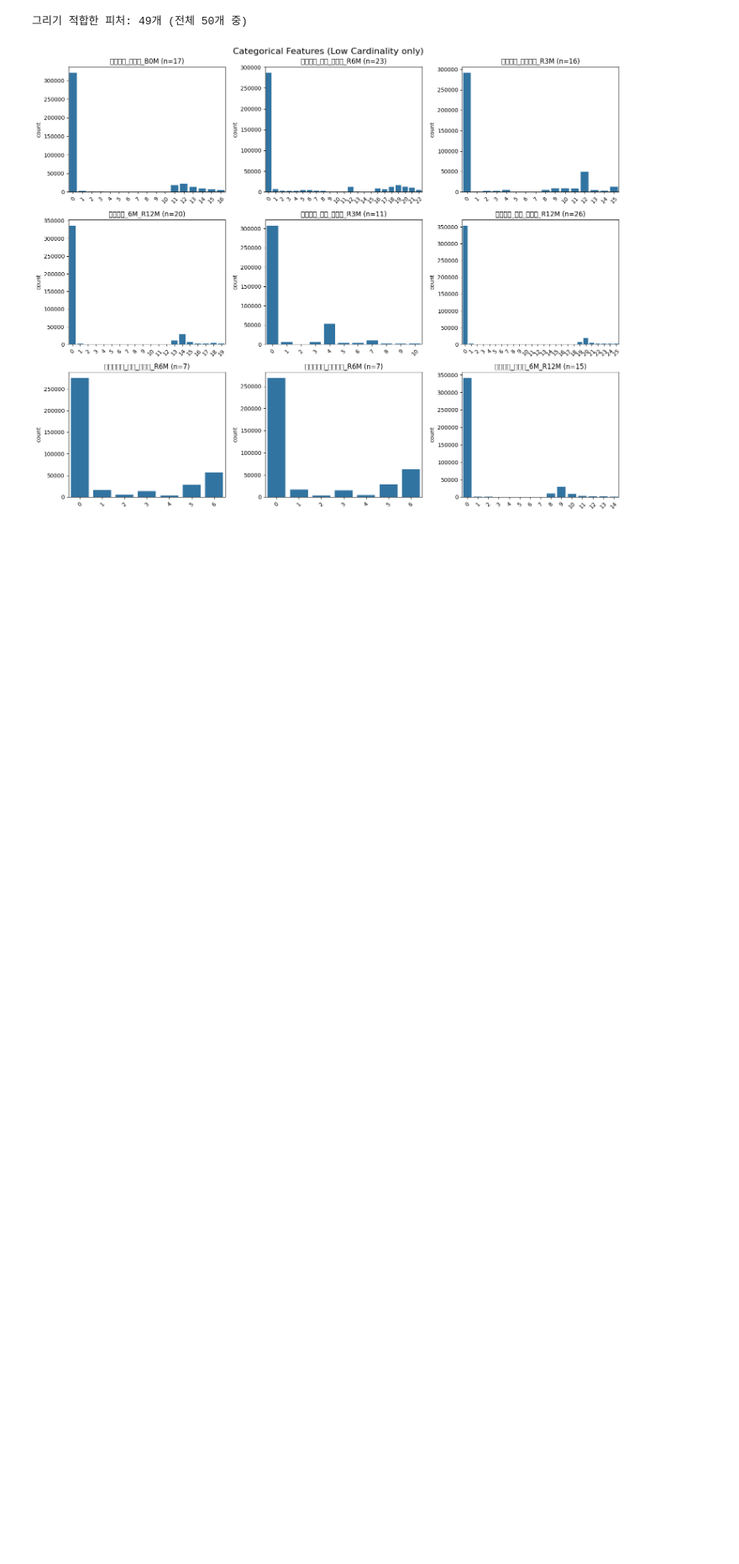
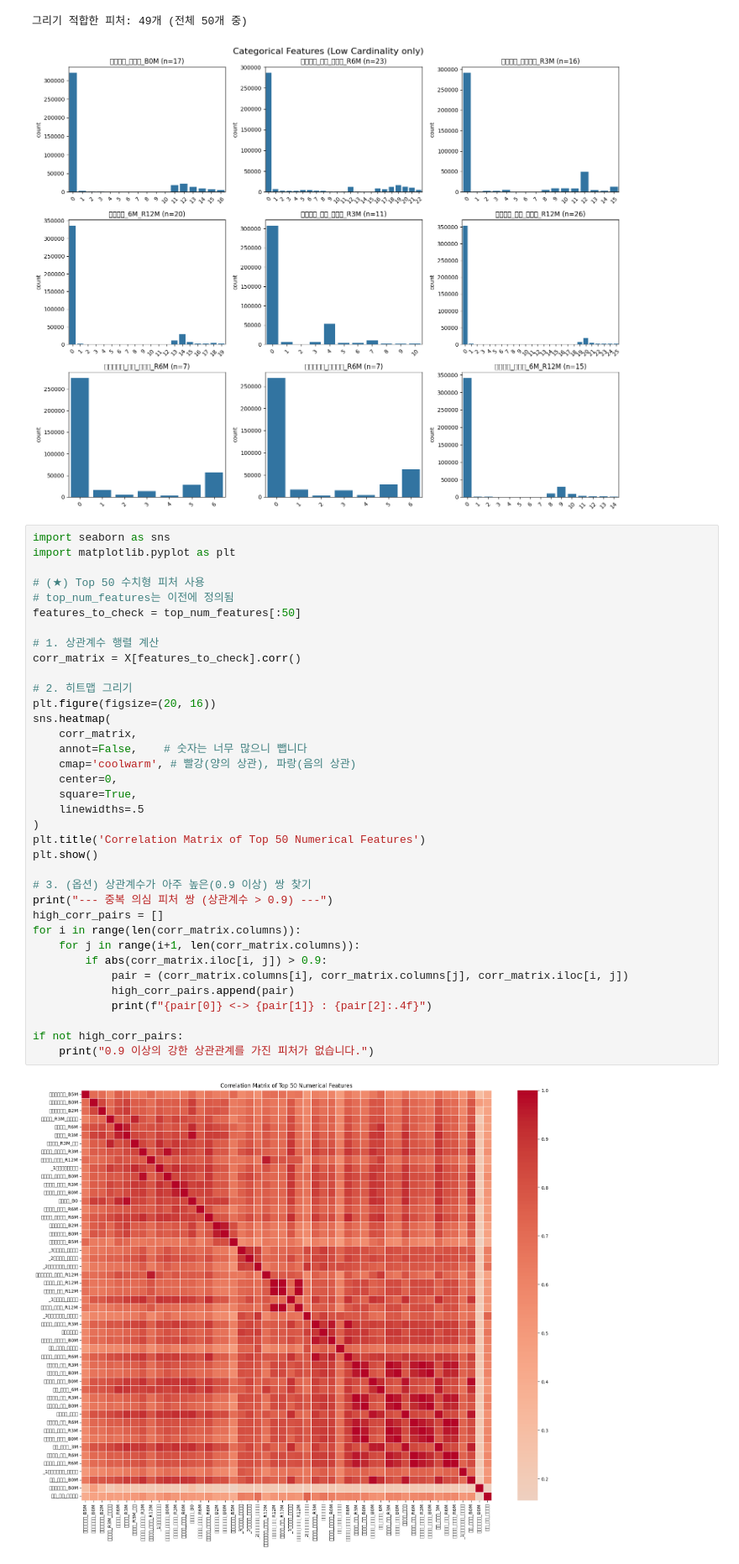
Before and after one commit to msssggg3-14/Computational-Statistics, a Jupyter notebook: submission.ipynb, the cells around one changed output. Shown at 84% size. Drawn from its saved outputs; the diff is of its cells as text; blank space fills up the shorter version.

```diff
--- a/submission.ipynb
+++ b/submission.ipynb
@@ -471,3 +471,41 @@ plt.show()
 # %% [output]
 그리기 적합한 피처: 49개 (전체 50개 중)
 [figure]
+# %%
+import seaborn as sns
+import matplotlib.pyplot as plt
+
+# (★) Top 50 수치형 피처 사용
+# top_num_features는 이전에 정의됨
+features_to_check = top_num_features[:50]
+
+# 1. 상관계수 행렬 계산
+corr_matrix = X[features_to_check].corr()
+
+# 2. 히트맵 그리기
+plt.figure(figsize=(20, 16))
+sns.heatmap(
+    corr_matrix,
+    annot=False,    # 숫자는 너무 많으니 뺍니다
+    cmap='coolwarm', # 빨강(양의 상관), 파랑(음의 상관)
+    center=0,
+    square=True,
+    linewidths=.5
+)
+plt.title('Correlation Matrix of Top 50 Numerical Features')
+plt.show()
+
+# 3. (옵션) 상관계수가 아주 높은(0.9 이상) 쌍 찾기
+print("--- 중복 의심 피처 쌍 (상관계수 > 0.9) ---")
+high_corr_pairs = []
+for i in range(len(corr_matrix.columns)):
+    for j in range(i+1, len(corr_matrix.columns)):
+        if abs(corr_matrix.iloc[i, j]) > 0.9:
+            pair = (corr_matrix.columns[i], corr_matrix.columns[j], corr_matrix.iloc[i, j])
+            high_corr_pairs.append(pair)
+            print(f"{pair[0]} <-> {pair[1]} : {pair[2]:.4f}")
+
+if not high_corr_pairs:
+    print("0.9 이상의 강한 상관관계를 가진 피처가 없습니다.")
+# %% [output]
+[figure, added]
```
Also changed, not shown: parts of 3 cells of this notebook.
